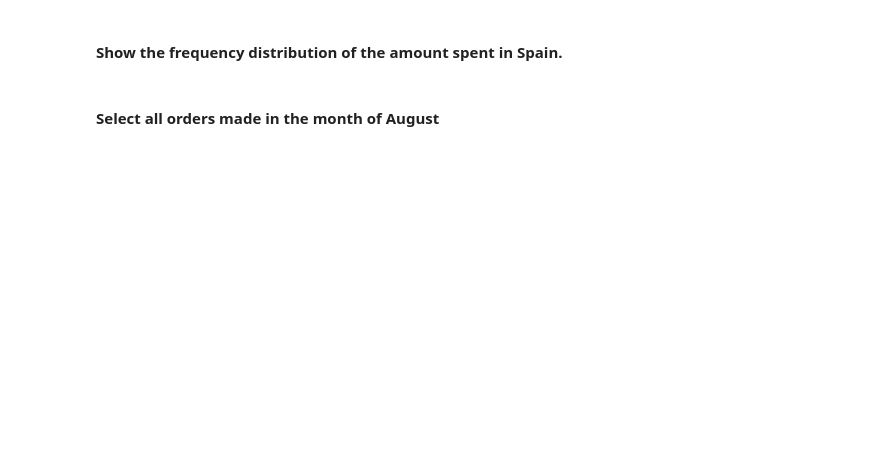
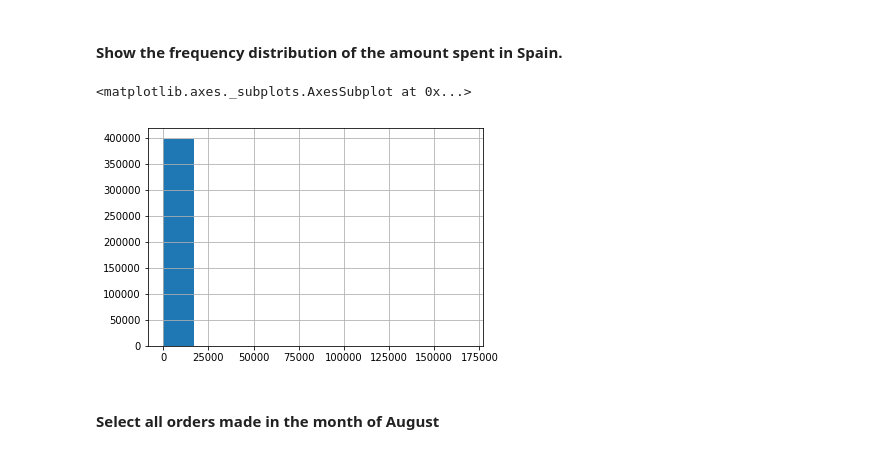
Before and after one commit to ironhack-labs/data-labs, a Jupyter notebook: module-2/lab-subsetting-and-descriptive-stats/your-code/main.ipynb, the cells around one changed output. Drawn from its saved outputs; the diff is of its cells as text; code cells hidden in the pictures; blank space fills up the shorter version.

```diff
--- a/module-2/lab-subsetting-and-descriptive-stats/your-code/main.ipynb
+++ b/module-2/lab-subsetting-and-descriptive-stats/your-code/main.ipynb
@@ -150,2 +430,7 @@
+# %%
+# your answer here
+
+# had to unzip Orders.zip first
+orders = pd.read_csv('Orders.csv')
 # %% [markdown]
 #### Explore your dataset by looking at the data types and the summary statistics. Comment your results
@@ -197,6 +692,10 @@
 #### Show the frequency distribution of the amount spent in Spain.
 # %%
 # your answer here
+orders.amount_spent.hist()
+# %% [output]
+<matplotlib.axes._subplots.AxesSubplot at 0x...>
+[figure, added]
 # %% [markdown]
 #### Select all orders made in the month of August
 # %%
```
Also changed, not shown: parts of 76 cells of this notebook.
